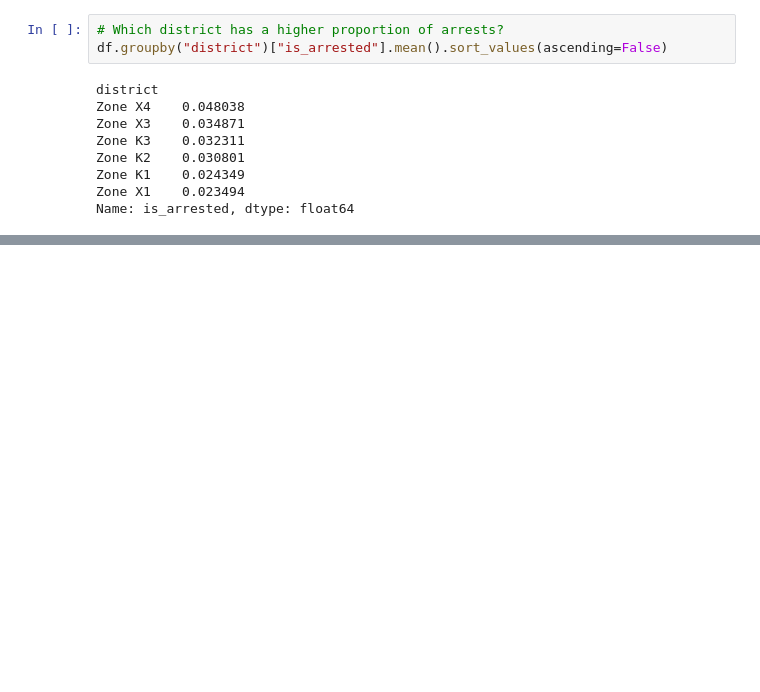
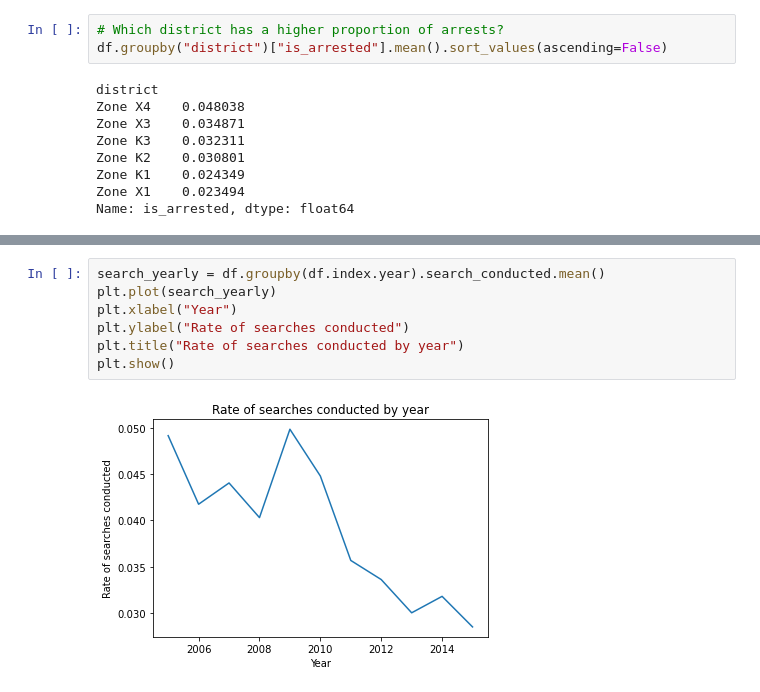
Before and after one commit to rmarinplana/personalProjects, a Jupyter notebook: EDA/police_analysis.ipynb, the cells around one changed output, grey strips where cells are left out. Cells and saved outputs as stored; diff of their text form; blank space fills up the shorter version.

```diff
--- a/EDA/police_analysis.ipynb
+++ b/EDA/police_analysis.ipynb
@@ -277,0 +309,9 @@ Name: is_arrested, dtype: float64
+# %%
+search_yearly = df.groupby(df.index.year).search_conducted.mean()
+plt.plot(search_yearly)
+plt.xlabel("Year")
+plt.ylabel("Rate of searches conducted")
+plt.title("Rate of searches conducted by year")
+plt.show()
+# %% [output]
+[figure, added]
```
Also changed, not shown: parts of 12 cells of this notebook.
